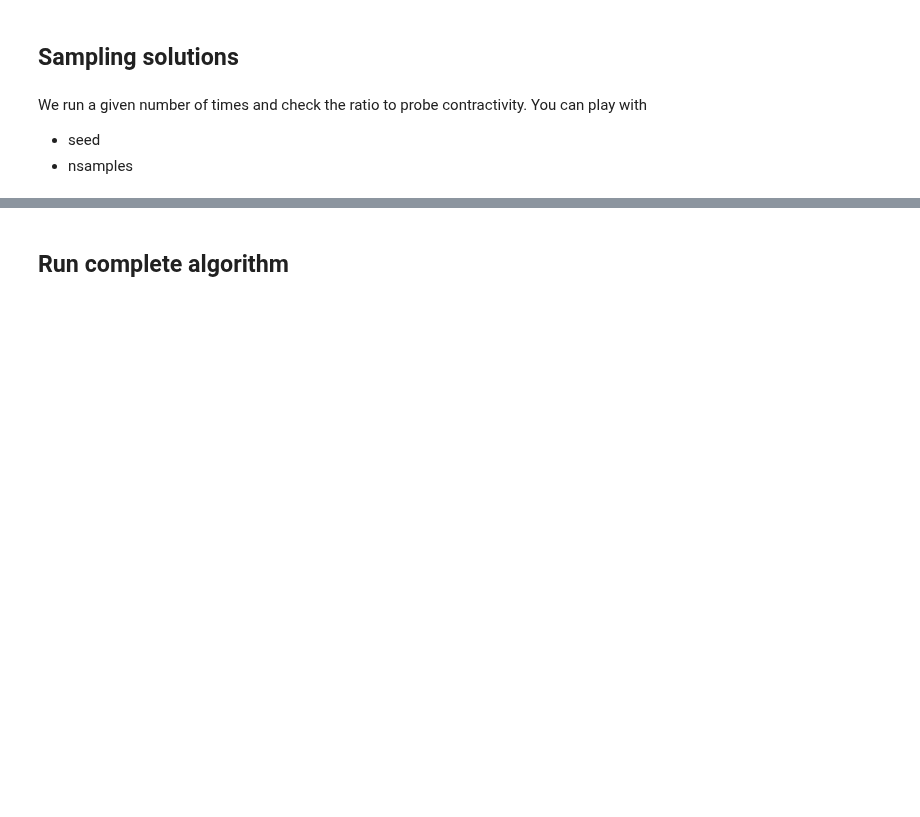
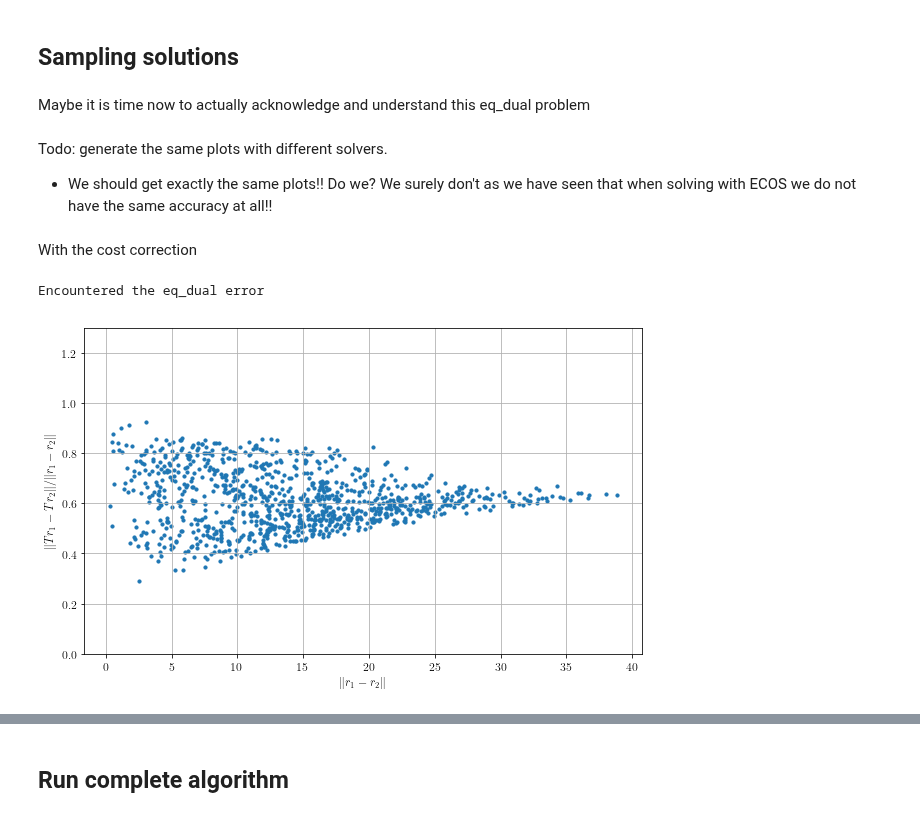
Before and after one commit to LucasFuentesValenzuela/ICU, a Jupyter notebook: fixed_point_methods/Contractivity analysis _ 3 nodes.ipynb, the cells around one changed output, grey strips where cells are left out. Drawn from its saved outputs; the diff is of its cells as text; code cells hidden in the pictures; blank space fills up the shorter version.

```diff
--- a/fixed_point_methods/Contractivity analysis _ 3 nodes.ipynb
+++ b/fixed_point_methods/Contractivity analysis _ 3 nodes.ipynb
@@ -138,7 +303,14 @@ get_new_r(f_p, map_edges, nodes)
 # %% [markdown]
 ## Sampling solutions
-# %% [markdown]
-We run a given number of times and check the ratio to probe contractivity.
-You can play with
-- seed
-- nsamples
+# %% [markdown]
+Maybe it is time now to actually acknowledge and understand this eq_dual problem
+# %% [markdown]
+Todo: generate the same plots with different solvers.
+- We should get exactly the same plots!! Do we? We surely don't as we have seen that when solving with ECOS we do not have the same accuracy at all!!
+# %% [markdown]
+With the cost correction
+# %%
+Tr, r_, dT, dr = sample_solutions(edges, inv_edges, solver = 'GUROBI', nsamples = 1000, seed=5, correct = True)
+# %% [output]
+Encountered the eq_dual error
+[figure, added]
```
Also changed, not shown: parts of 96 cells of this notebook, 8 other files.
